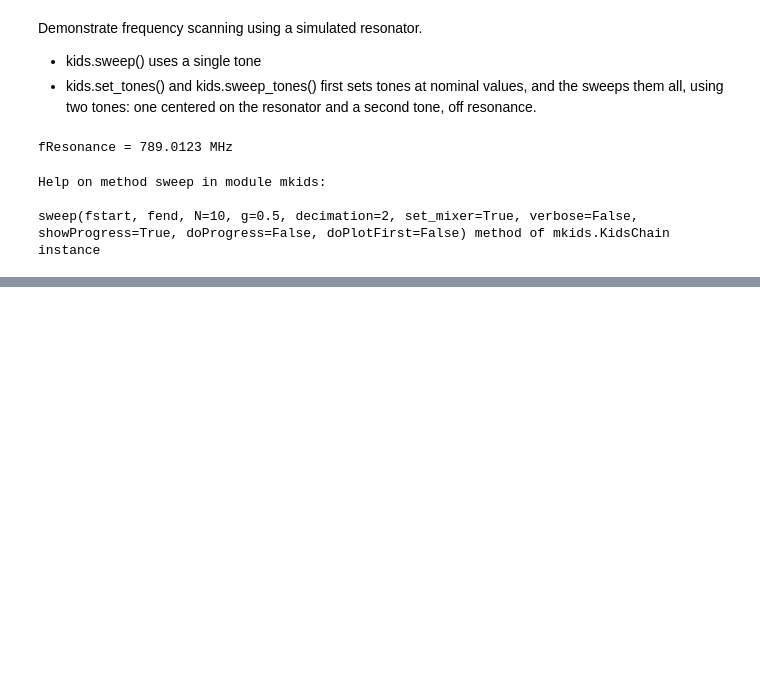
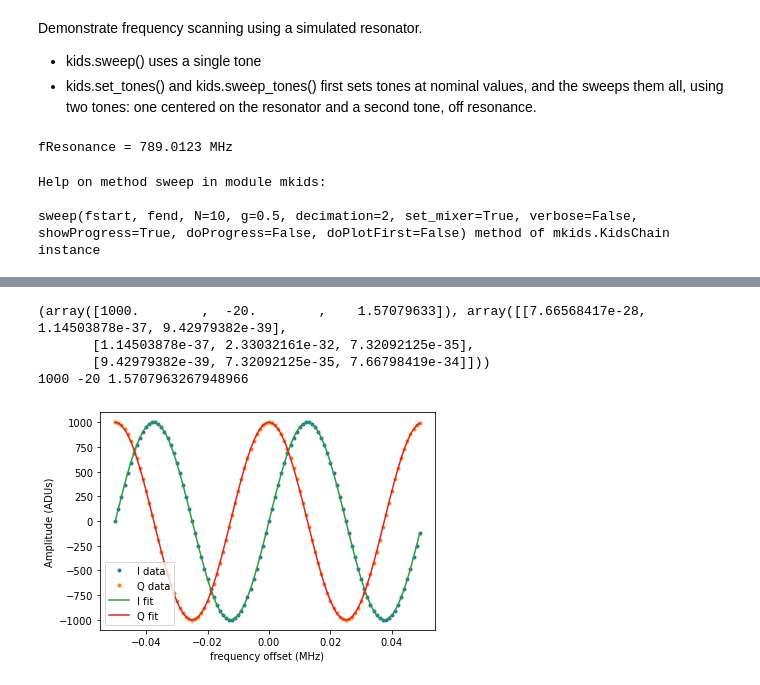
Before and after one commit to openquantumhardware/qick-tools, a Jupyter notebook: mkids_v2/demos/demo_05_multiscan.ipynb, the cells around one changed output, grey strips where cells are left out. Cells and saved outputs as stored; diff of their text form; code cells hidden in the pictures; blank space fills up the shorter version.

```diff
--- a/mkids_v2/demos/demo_05_multiscan.ipynb
+++ b/mkids_v2/demos/demo_05_multiscan.ipynb
@@ -105,0 +146,17 @@ plt.legend()
+# %%
+delay = -20
+bw = 0.1
+n = 100
+fOffsets = (np.arange(n)-n/2)*(bw/n)
+amp = 1000
+phase = np.pi/2
+x = amp*np.exp(1j*(2*np.pi*(fOffsets*delay)+phase))
+rv = measureDelay(fOffsets, x, plotFit=True)
+print(rv)
+print(amp, delay, phase)
+# %% [output]
+(array([1000.        ,  -20.        ,    1.57079633]), array([[7.66568417e-28, 1.14503878e-37, 9.42979382e-39],
+       [1.14503878e-37, 2.33032161e-32, 7.32092125e-35],
+       [9.42979382e-39, 7.32092125e-35, 7.66798419e-34]]))
+1000 -20 1.5707963267948966
+[figure, added]
```
Also changed, not shown: parts of 16 cells of this notebook, 1 other file.
